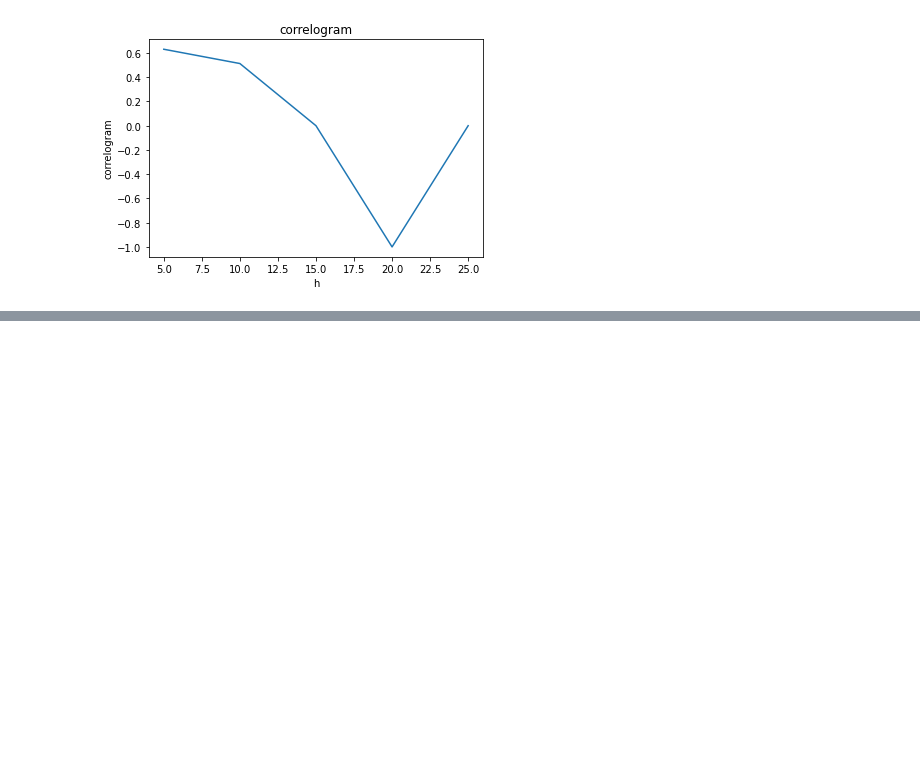
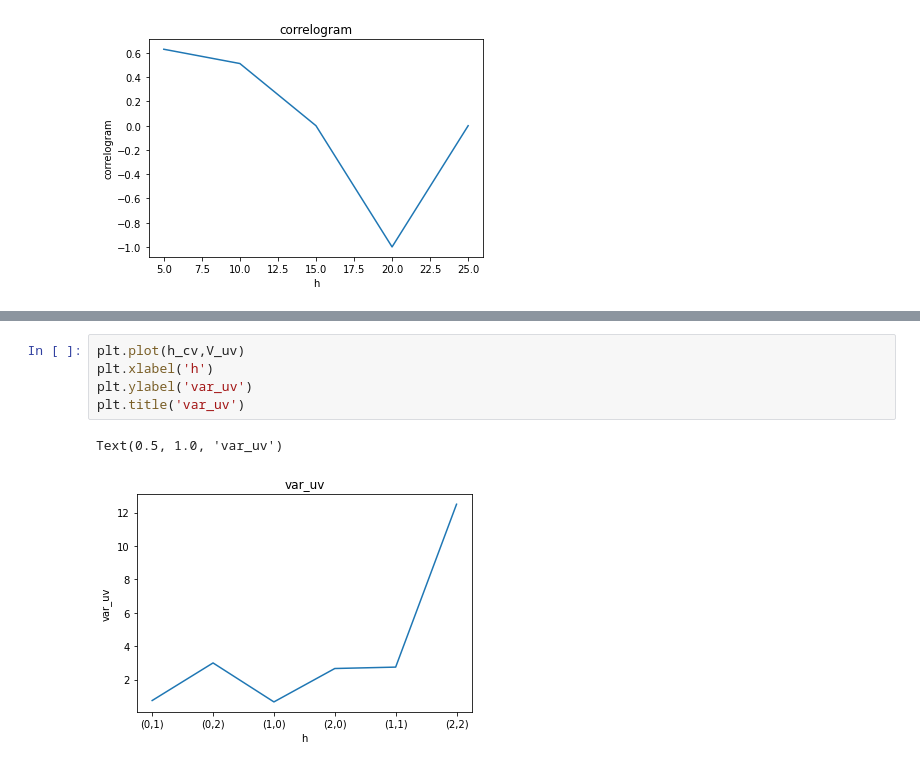
Before and after one commit to Momoc2/ESE5032_Assignment_12232267, a Jupyter notebook: PS1.ipynb, the cells around one changed output, grey strips where cells are left out. Drawn from its saved outputs; the diff is of its cells as text; blank space fills up the shorter version.

```diff
--- a/PS1.ipynb
+++ b/PS1.ipynb
@@ -350,0 +458,8 @@ Text(0.5, 1.0, 'variogram')
+# %%
+plt.plot(h_cv,V_uv)
+plt.xlabel('h')
+plt.ylabel('var_uv')
+plt.title('var_uv')
+# %% [output]
+Text(0.5, 1.0, 'var_uv')
+[figure, added]
```
Also changed, not shown: parts of 11 cells of this notebook.
